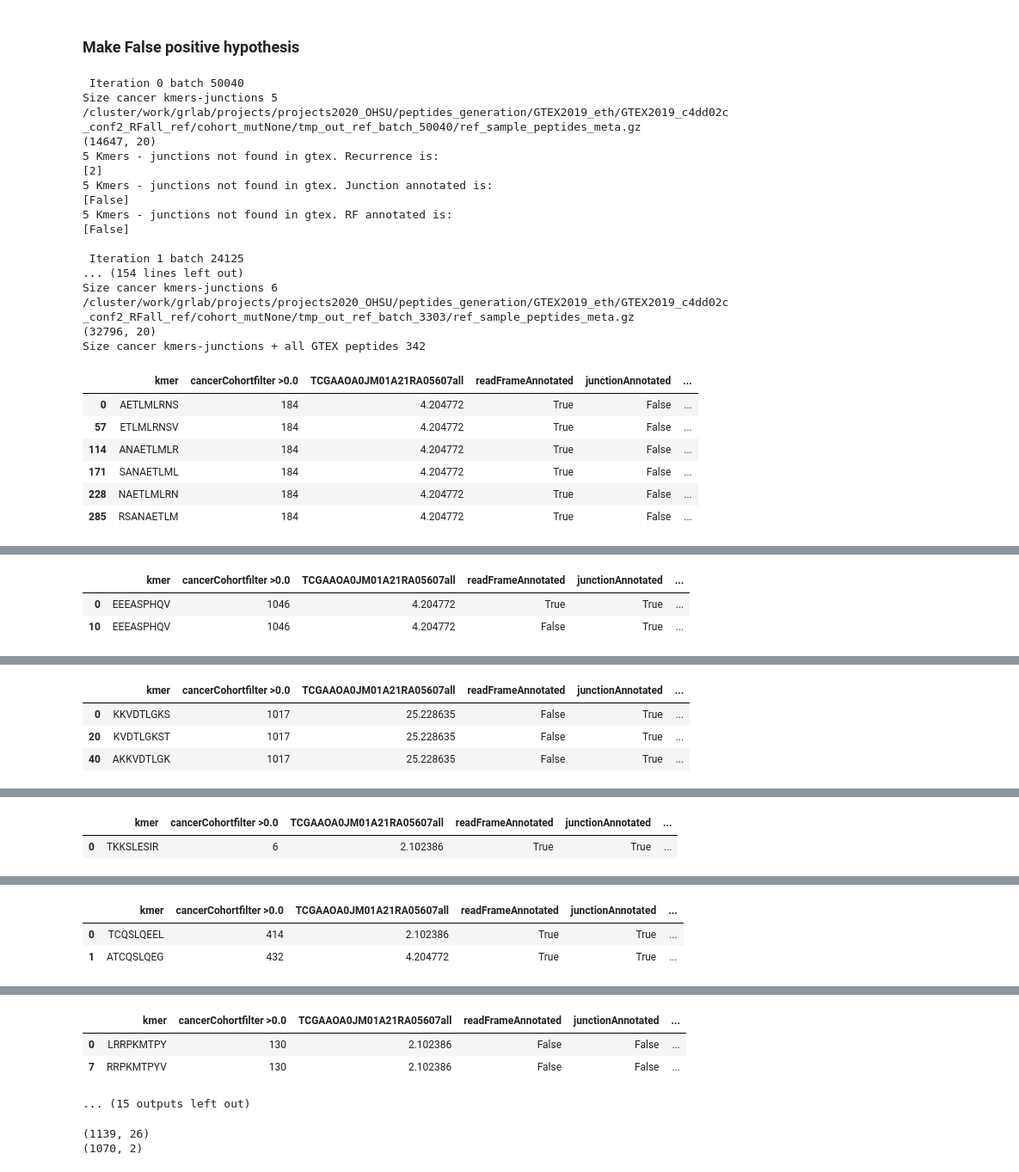
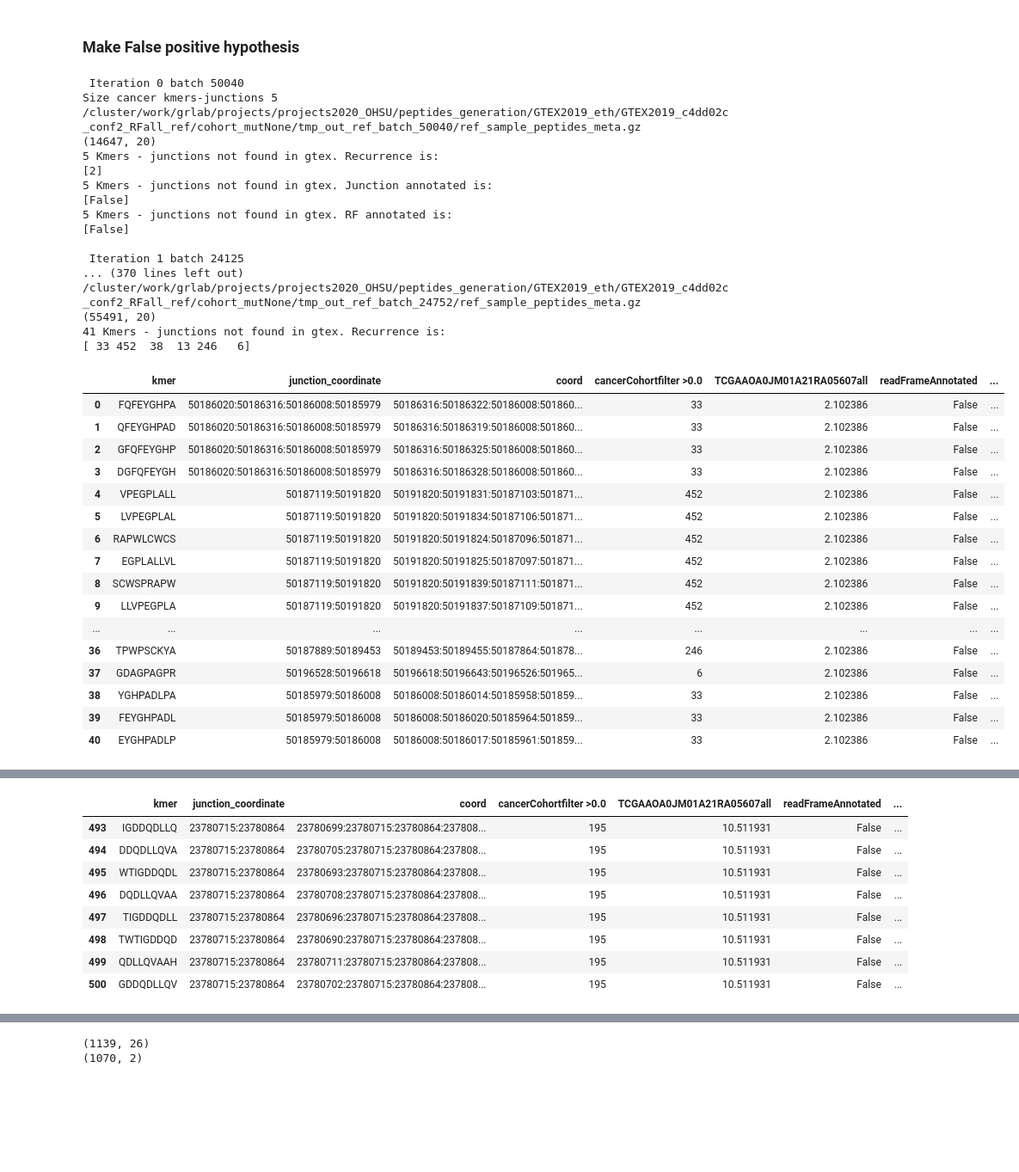
Before and after one commit to ratschlab/projects2020_ohsu, a Jupyter notebook: eth/debug/debug_false_positives/p20230307_filter_allRF_quality_check.ipynb, the cells around one changed output, grey strips where cells are left out. Shown: that part at 86% size. Drawn from its saved outputs; the diff is of its cells as text; code cells hidden in the pictures; blank space fills up the shorter version.

```diff
--- a/eth/debug/debug_false_positives/p20230307_filter_allRF_quality_check.ipynb
+++ b/eth/debug/debug_false_positives/p20230307_filter_allRF_quality_check.ipynb
@@ -209,11 +207,11 @@ for batch_i, batch in enumerate(filt_meta_pb['batch'].unique()):
                 batch_kmers.loc[batch_kmers['gtex_aa_E2'] > batch_kmers['cancer_aa_E2'], new_col] = False
 
                 res = batch_kmers[['kmer', new_col, 'junction_coordinate' ]].drop_duplicates()
-                display( batch_kmers[['kmer', 'cancerCohortfilter >0.0',\
-                                      sample_target.replace('-', '') + 'all',
-                                      'readFrameAnnotated', \
-                                      'junctionAnnotated', \
-                                      new_col ]].drop_duplicates() )
+#                 display( batch_kmers[['kmer', 'cancerCohortfilter >0.0',\
+#                                       sample_target.replace('-', '') + 'all',
+#                                       'readFrameAnnotated', \
+#                                       'junctionAnnotated', \
+#                                       new_col ]].drop_duplicates() )
                 check_hypothesis.append(res[['kmer', 'junction_coordinate']])
 
             if exist_jx_not_in_gtex: # Some target junctions are NOT in gtex
@@ -229,42 +227,62 @@ for batch_i, batch in enumerate(filt_meta_pb['batch'].unique()):
             #diff = diff[['kmer', 'junction_coordinate', 'cancerCohortfilter >0.0', ]].drop_duplicates()
             kmers_not_in_gtex.append(diff[['kmer', 'junction_coordinate']])
             print(f'{diff.shape[0]} Kmers - junctions not found in gtex. Recurrence is:')
             print(diff['cancerCohortfilter >0.0'].unique())
+            for rec in diff['cancerCohortfilter >0.0'].unique():
+                if rec > 100:
+                    display( diff[['kmer', 'junction_coordinate', 'coord', \
+                                   'cancerCohortfilter >0.0',\
+                                      sample_target.replace('-', '') + 'all',
+                                      'readFrameAnnotated', \
+                                      'junctionAnnotated' ]].drop_duplicates() )
             print(f'{diff.shape[0]} Kmers - junctions not found in gtex. Junction annotated is:')
             print(diff['junctionAnnotated'].unique())
             print(f'{diff.shape[0]} Kmers - junctions not found in gtex. RF annotated is:')
             print(diff['readFrameAnnotated'].unique())
 
 
         ##### END COPY
     else:
         check_path = os.path.join(gtex_dir, 'cohort_mutNone', f'tmp_out_ref_batch_{batch}')
         kmers_no_metadata.append(batch_kmers_init[['kmer', 'junction_coordinate']])
+        for rec in diff['cancerCohortfilter >0.0'].unique():
+            if rec > 1000:
+                display(batch_kmers_init[['kmer', 'junction_coordinate']])
         print(f'CHECK COMPLETION OF {check_path}')
         continue
 #         for pep_path in glob.glob(pep_path + '/*'):
 # %% [output]
  Iteration 0 batch 50040
 Size cancer kmers-junctions 5
 /cluster/work/grlab/projects/projects2020_OHSU/peptides_generation/GTEX2019_eth/GTEX2019_c4dd02c_conf2_RFall_ref/cohort_mutNone/tmp_out_ref_batch_50040/ref_sample_peptides_meta.gz
 (14647, 20)
 5 Kmers - junctions not found in gtex. Recurrence is:
 [2]
 5 Kmers - junctions not found in gtex. Junction annotated is:
 [False]
 5 Kmers - junctions not found in gtex. RF annotated is:
 [False]
 
  Iteration 1 batch 24125
-... (154 lines left out)
-Size cancer kmers-junctions 6
-/cluster/work/grlab/projects/projects2020_OHSU/peptides_generation/GTEX2019_eth/GTEX2019_c4dd02c_conf2_RFall_ref/cohort_mutNone/tmp_out_ref_batch_3303/ref_sample_peptides_meta.gz
-(32796, 20)
-Size cancer kmers-junctions + all GTEX peptides 342
+... (370 lines left out)
+/cluster/work/grlab/projects/projects2020_OHSU/peptides_generation/GTEX2019_eth/GTEX2019_c4dd02c_conf2_RFall_ref/cohort_mutNone/tmp_out_ref_batch_24752/ref_sample_peptides_meta.gz
+(55491, 20)
+41 Kmers - junctions not found in gtex. Recurrence is:
+[ 33 452  38  13 246   6]
-|  | kmer | cancerCohortfilter >0.0 | TCGAAOA0JM01A21RA05607all | readFrameAnnotated | junctionAnnotated | ... |
-| 0 | AETLMLRNS | 184 | 4.204772 | True | False | ... |
-| 57 | ETLMLRNSV | 184 | 4.204772 | True | False | ... |
-| 114 | ANAETLMLR | 184 | 4.204772 | True | False | ... |
-| 171 | SANAETLML | 184 | 4.204772 | True | False | ... |
-| 228 | NAETLMLRN | 184 | 4.204772 | True | False | ... |
-| 285 | RSANAETLM | 184 | 4.204772 | True | False | ... |
+|  | kmer | junction_coordinate | coord | cancerCohortfilter >0.0 | TCGAAOA0JM01A21RA05607all | readFrameAnnotated | ... |
+| 0 | FQFEYGHPA | 50186020:50186316:50186008:50185979 | 50186316:50186322:50186008:501860... | 33 | 2.102386 | False | ... |
+| 1 | QFEYGHPAD | 50186020:50186316:50186008:50185979 | 50186316:50186319:50186008:501860... | 33 | 2.102386 | False | ... |
+| 2 | GFQFEYGHP | 50186020:50186316:50186008:50185979 | 50186316:50186325:50186008:501860... | 33 | 2.102386 | False | ... |
+| 3 | DGFQFEYGH | 50186020:50186316:50186008:50185979 | 50186316:50186328:50186008:501860... | 33 | 2.102386 | False | ... |
+| 4 | VPEGPLALL | 50187119:50191820 | 50191820:50191831:50187103:501871... | 452 | 2.102386 | False | ... |
+| 5 | LVPEGPLAL | 50187119:50191820 | 50191820:50191834:50187106:501871... | 452 | 2.102386 | False | ... |
+| 6 | RAPWLCWCS | 50187119:50191820 | 50191820:50191824:50187096:501871... | 452 | 2.102386 | False | ... |
+| 7 | EGPLALLVL | 50187119:50191820 | 50191820:50191825:50187097:501871... | 452 | 2.102386 | False | ... |
+| 8 | SCWSPRAPW | 50187119:50191820 | 50191820:50191839:50187111:501871... | 452 | 2.102386 | False | ... |
+| 9 | LLVPEGPLA | 50187119:50191820 | 50191820:50191837:50187109:501871... | 452 | 2.102386 | False | ... |
+| ... | ... | ... | ... | ... | ... | ... | ... |
+| 36 | TPWPSCKYA | 50187889:50189453 | 50189453:50189455:50187864:501878... | 246 | 2.102386 | False | ... |
+| 37 | GDAGPAGPR | 50196528:50196618 | 50196618:50196643:50196526:501965... | 6 | 2.102386 | False | ... |
+| 38 | YGHPADLPA | 50185979:50186008 | 50186008:50186014:50185958:501859... | 33 | 2.102386 | False | ... |
+| 39 | FEYGHPADL | 50185979:50186008 | 50186008:50186020:50185964:501859... | 33 | 2.102386 | False | ... |
+| 40 | EYGHPADLP | 50185979:50186008 | 50186008:50186017:50185961:501859... | 33 | 2.102386 | False | ... |
@@ -288,3 +323,9 @@ Size cancer kmers-junctions + all GTEX peptides 20
-|  | kmer | cancerCohortfilter >0.0 | TCGAAOA0JM01A21RA05607all | readFrameAnnotated | junctionAnnotated | ... |
-| 0 | EEEASPHQV | 1046 | 4.204772 | True | True | ... |
-| 10 | EEEASPHQV | 1046 | 4.204772 | False | True | ... |
+|  | kmer | junction_coordinate | coord | cancerCohortfilter >0.0 | TCGAAOA0JM01A21RA05607all | readFrameAnnotated | ... |
+| 493 | IGDDQDLLQ | 23780715:23780864 | 23780699:23780715:23780864:237808... | 195 | 10.511931 | False | ... |
+| 494 | DDQDLLQVA | 23780715:23780864 | 23780705:23780715:23780864:237808... | 195 | 10.511931 | False | ... |
+| 495 | WTIGDDQDL | 23780715:23780864 | 23780693:23780715:23780864:237808... | 195 | 10.511931 | False | ... |
+| 496 | DQDLLQVAA | 23780715:23780864 | 23780708:23780715:23780864:237808... | 195 | 10.511931 | False | ... |
+| 497 | TIGDDQDLL | 23780715:23780864 | 23780696:23780715:23780864:237808... | 195 | 10.511931 | False | ... |
+| 498 | TWTIGDDQD | 23780715:23780864 | 23780690:23780715:23780864:237808... | 195 | 10.511931 | False | ... |
+| 499 | QDLLQVAAH | 23780715:23780864 | 23780711:23780715:23780864:237808... | 195 | 10.511931 | False | ... |
+| 500 | GDDQDLLQV | 23780715:23780864 | 23780702:23780715:23780864:237808... | 195 | 10.511931 | False | ... |
@@ -308,4 +348,0 @@ Size cancer kmers-junctions + all GTEX peptides 60
-|  | kmer | cancerCohortfilter >0.0 | TCGAAOA0JM01A21RA05607all | readFrameAnnotated | junctionAnnotated | ... |
-| 0 | KKVDTLGKS | 1017 | 25.228635 | False | True | ... |
-| 20 | KVDTLGKST | 1017 | 25.228635 | False | True | ... |
-| 40 | AKKVDTLGK | 1017 | 25.228635 | False | True | ... |
@@ -329,2 +374,0 @@ Size cancer kmers-junctions + all GTEX peptides 47
-|  | kmer | cancerCohortfilter >0.0 | TCGAAOA0JM01A21RA05607all | readFrameAnnotated | junctionAnnotated | ... |
-| 0 | TKKSLESIR | 6 | 2.102386 | True | True | ... |
@@ -348,3 +374,0 @@ Size cancer kmers-junctions + all GTEX peptides 24
-|  | kmer | cancerCohortfilter >0.0 | TCGAAOA0JM01A21RA05607all | readFrameAnnotated | junctionAnnotated | ... |
-| 0 | TCQSLQEEL | 414 | 2.102386 | True | True | ... |
-| 1 | ATCQSLQEG | 432 | 4.204772 | True | True | ... |
@@ -368,7 +375,3 @@ Size cancer kmers-junctions + all GTEX peptides 14
-|  | kmer | cancerCohortfilter >0.0 | TCGAAOA0JM01A21RA05607all | readFrameAnnotated | junctionAnnotated | ... |
-| 0 | LRRPKMTPY | 130 | 2.102386 | False | False | ... |
-| 7 | RRPKMTPYV | 130 | 2.102386 | False | False | ... |
-... (15 outputs left out)
 # %%
 print(filt_meta_pb.shape)
 print(filt_meta_pb[['kmer', 'junction_coordinate']].drop_duplicates().shape)
```
Also changed, not shown: parts of 3 cells of this notebook, 2 other files.
